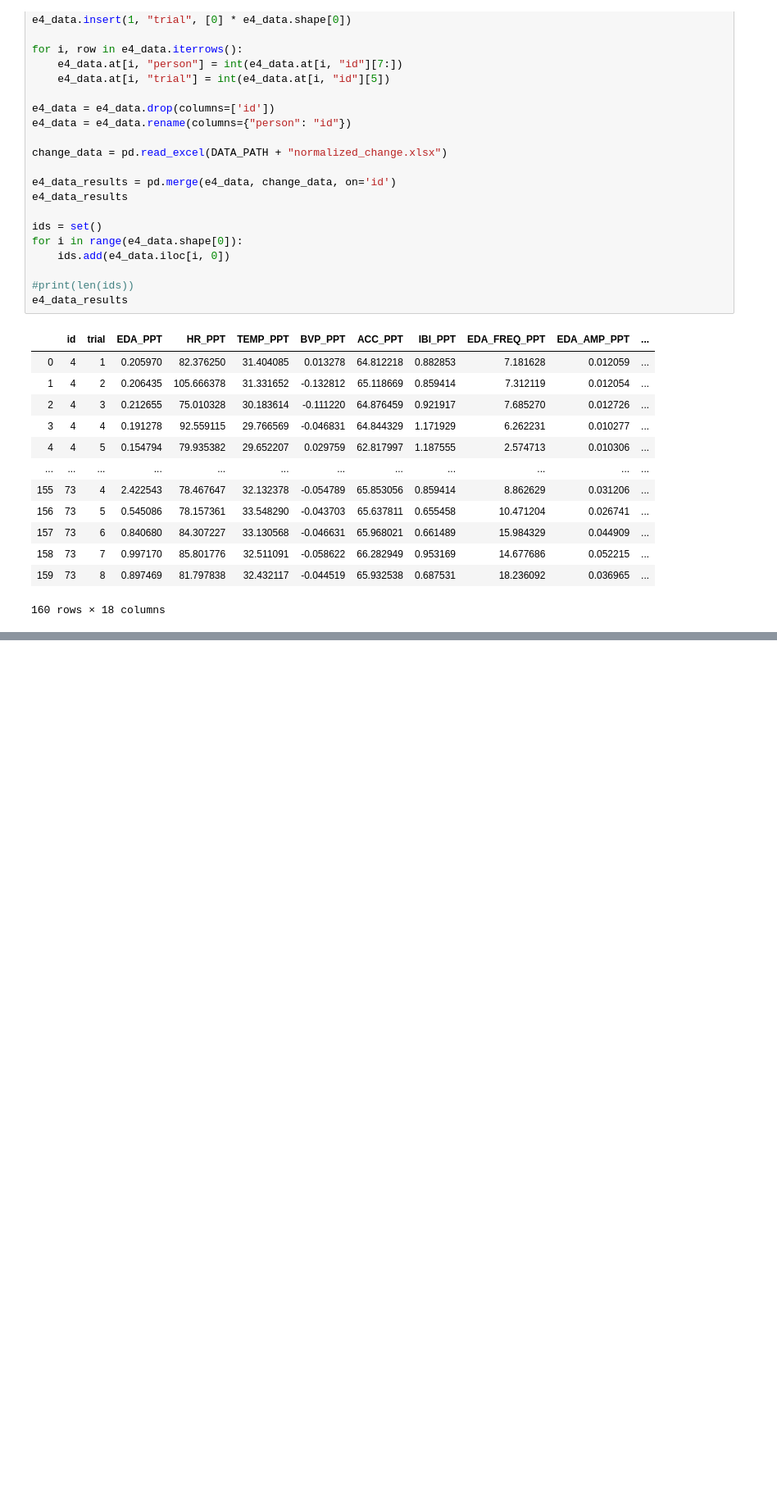
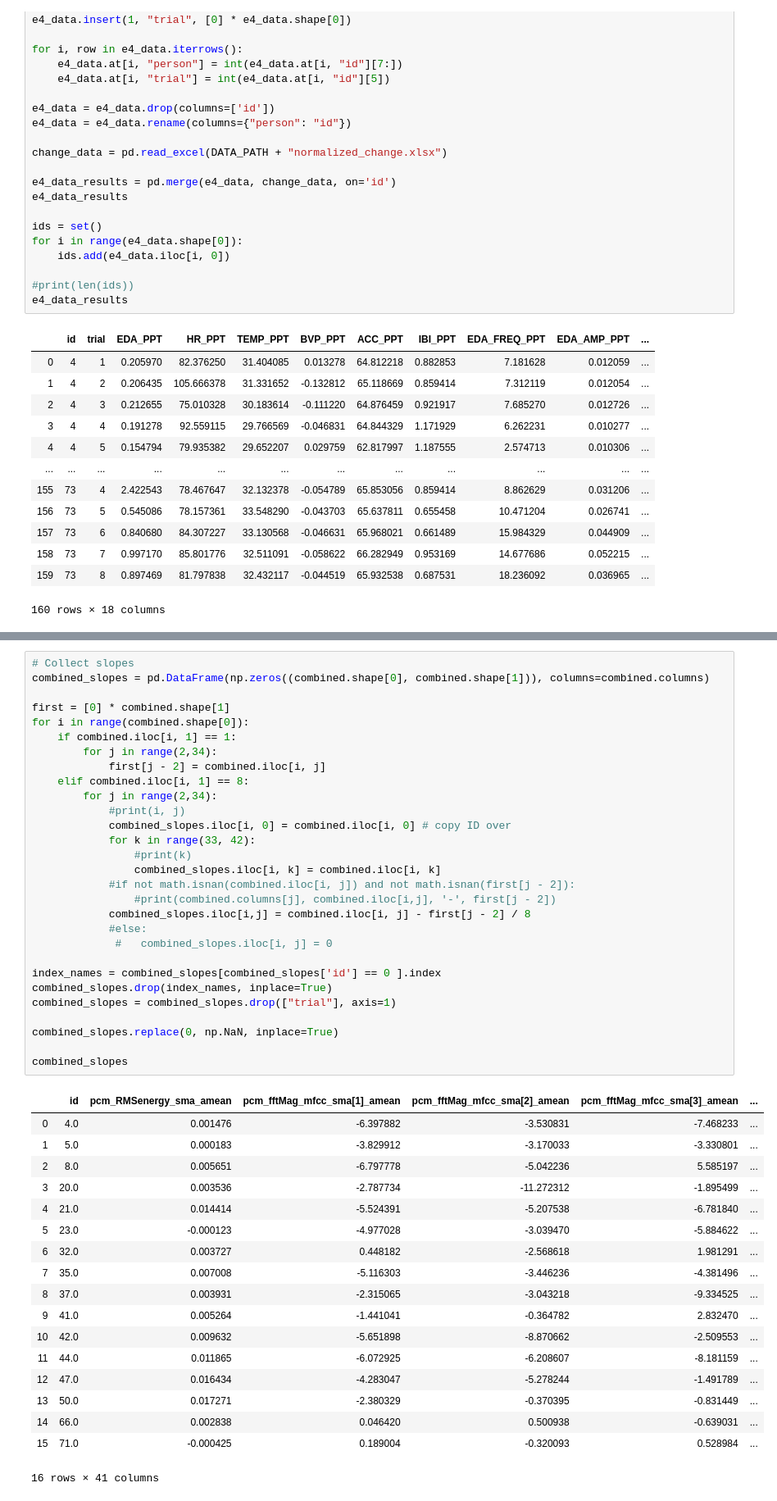
Before and after one commit to mx60s/HUBBS-Lab, a Jupyter notebook: LinReg for BFNE.ipynb, the cells around one changed output, grey strips where cells are left out. Shown: that part at 82% size. Cells and saved outputs as stored; diff of their text form; blank space fills up the shorter version.

```diff
--- a/LinReg for BFNE.ipynb
+++ b/LinReg for BFNE.ipynb
@@ -283,0 +587,48 @@ plt.show()
+# %%
+# Collect slopes
+combined_slopes = pd.DataFrame(np.zeros((combined.shape[0], combined.shape[1])), columns=combined.columns)
+
+first = [0] * combined.shape[1]
+for i in range(combined.shape[0]):
+    if combined.iloc[i, 1] == 1:
+        for j in range(2,34):
+            first[j - 2] = combined.iloc[i, j]
+    elif combined.iloc[i, 1] == 8:
+        for j in range(2,34):
+            #print(i, j)
+            combined_slopes.iloc[i, 0] = combined.iloc[i, 0] # copy ID over
+            for k in range(33, 42):
+                #print(k)
+                combined_slopes.iloc[i, k] = combined.iloc[i, k]
+            #if not math.isnan(combined.iloc[i, j]) and not math.isnan(first[j - 2]):
+                #print(combined.columns[j], combined.iloc[i,j], '-', first[j - 2])
+            combined_slopes.iloc[i,j] = combined.iloc[i, j] - first[j - 2] / 8
+            #else:
+             #   combined_slopes.iloc[i, j] = 0
+
+index_names = combined_slopes[combined_slopes['id'] == 0 ].index
+combined_slopes.drop(index_names, inplace=True)
+combined_slopes = combined_slopes.drop(["trial"], axis=1)
+
+combined_slopes.replace(0, np.NaN, inplace=True)
+
+combined_slopes
+# %% [output]
+|  | id | pcm_RMSenergy_sma_amean | pcm_fftMag_mfcc_sma[1]_amean | pcm_fftMag_mfcc_sma[2]_amean | pcm_fftMag_mfcc_sma[3]_amean | ... |
+| 0 | 4.0 | 0.001476 | -6.397882 | -3.530831 | -7.468233 | ... |
+| 1 | 5.0 | 0.000183 | -3.829912 | -3.170033 | -3.330801 | ... |
+| 2 | 8.0 | 0.005651 | -6.797778 | -5.042236 | 5.585197 | ... |
+| 3 | 20.0 | 0.003536 | -2.787734 | -11.272312 | -1.895499 | ... |
+| 4 | 21.0 | 0.014414 | -5.524391 | -5.207538 | -6.781840 | ... |
+| 5 | 23.0 | -0.000123 | -4.977028 | -3.039470 | -5.884622 | ... |
+| 6 | 32.0 | 0.003727 | 0.448182 | -2.568618 | 1.981291 | ... |
+| 7 | 35.0 | 0.007008 | -5.116303 | -3.446236 | -4.381496 | ... |
+| 8 | 37.0 | 0.003931 | -2.315065 | -3.043218 | -9.334525 | ... |
+| 9 | 41.0 | 0.005264 | -1.441041 | -0.364782 | 2.832470 | ... |
+| 10 | 42.0 | 0.009632 | -5.651898 | -8.870662 | -2.509553 | ... |
+| 11 | 44.0 | 0.011865 | -6.072925 | -6.208607 | -8.181159 | ... |
+| 12 | 47.0 | 0.016434 | -4.283047 | -5.278244 | -1.491789 | ... |
+| 13 | 50.0 | 0.017271 | -2.380329 | -0.370395 | -0.831449 | ... |
+| 14 | 66.0 | 0.002838 | 0.046420 | 0.500938 | -0.639031 | ... |
+| 15 | 71.0 | -0.000425 | 0.189004 | -0.320093 | 0.528984 | ... |
+16 rows × 41 columns
```
Also changed, not shown: parts of 12 cells of this notebook.
